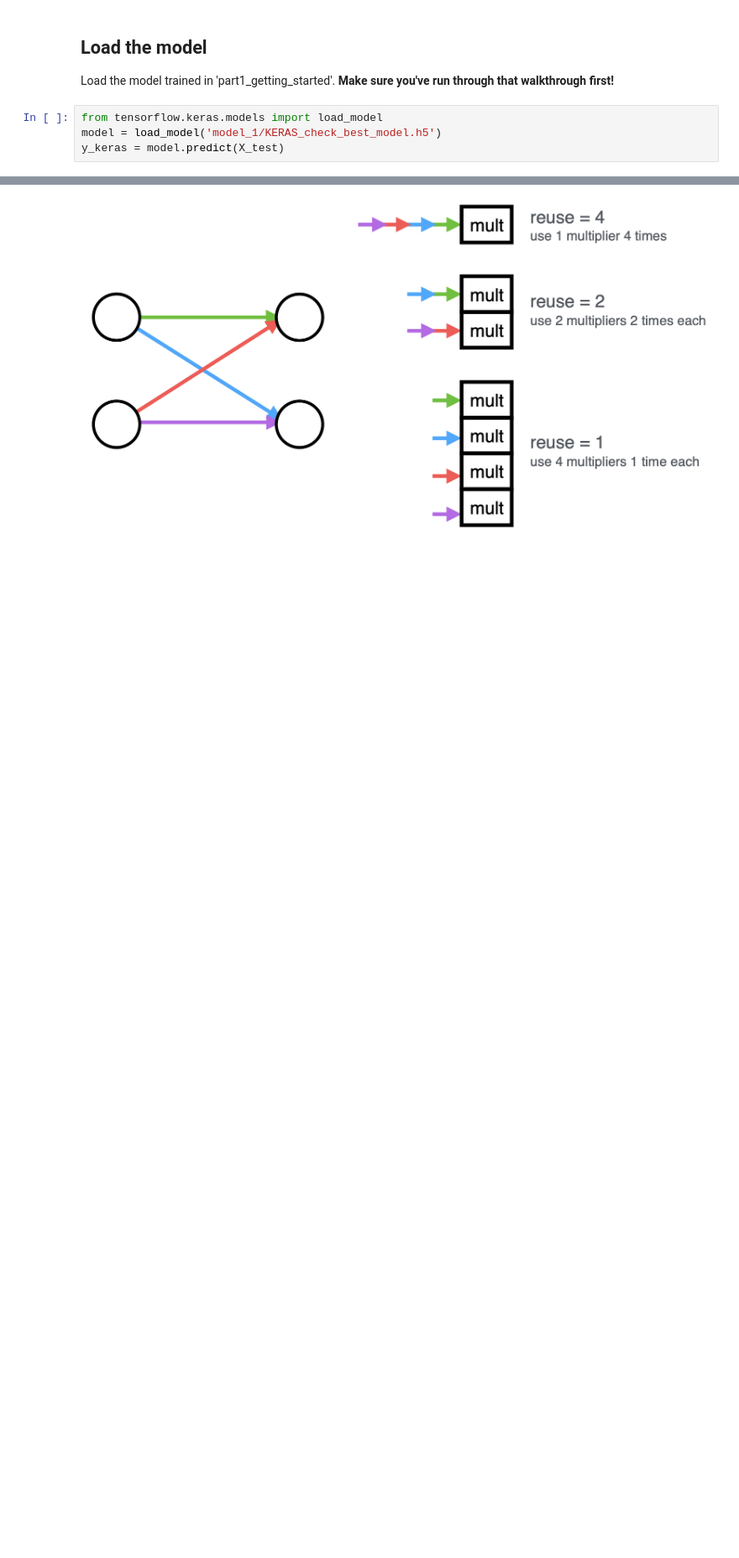
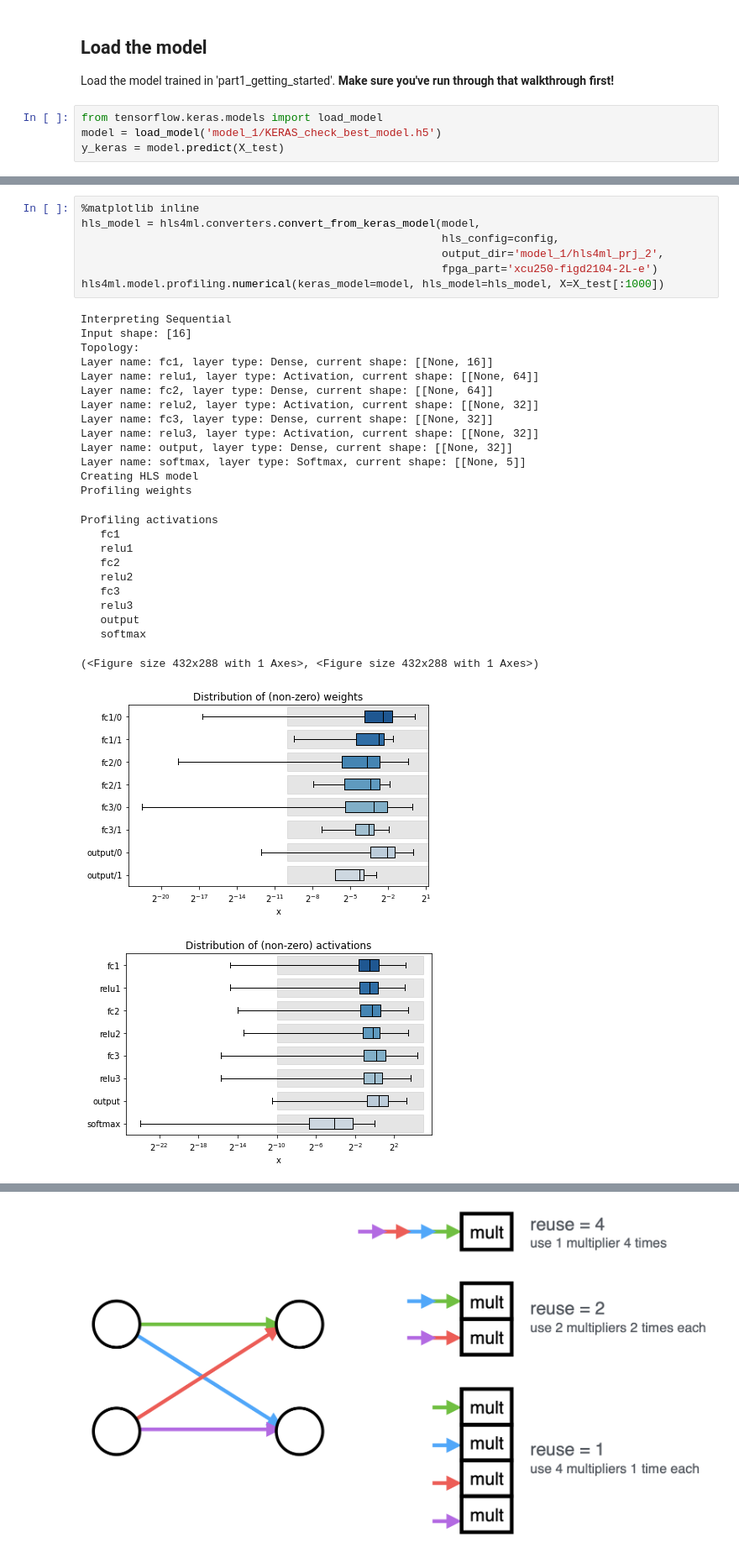
Before and after one commit to fastmachinelearning/hls4ml-tutorial, a Jupyter notebook: part2_advanced_config.ipynb, the cells around one changed output, grey strips where cells are left out. Shown at 84% size. Saved outputs shown, nothing was run; the diff lists cells and outputs as text; blank space fills up the shorter version.

```diff
--- a/part2_advanced_config.ipynb
+++ b/part2_advanced_config.ipynb
@@ -64,2 +73,35 @@ KeyError: 'config'
+# %%
+%matplotlib inline
+hls_model = hls4ml.converters.convert_from_keras_model(model,
+                                                       hls_config=config,
+                                                       output_dir='model_1/hls4ml_prj_2',
+                                                       fpga_part='xcu250-figd2104-2L-e')
+hls4ml.model.profiling.numerical(keras_model=model, hls_model=hls_model, X=X_test[:1000])
+# %% [output]
+Interpreting Sequential
+Input shape: [16]
+Topology:
+Layer name: fc1, layer type: Dense, current shape: [[None, 16]]
+Layer name: relu1, layer type: Activation, current shape: [[None, 64]]
+Layer name: fc2, layer type: Dense, current shape: [[None, 64]]
+Layer name: relu2, layer type: Activation, current shape: [[None, 32]]
+Layer name: fc3, layer type: Dense, current shape: [[None, 32]]
+Layer name: relu3, layer type: Activation, current shape: [[None, 32]]
+Layer name: output, layer type: Dense, current shape: [[None, 32]]
+Layer name: softmax, layer type: Softmax, current shape: [[None, 5]]
+Creating HLS model
+Profiling weights
+Profiling activations
+   fc1
+   relu1
+   fc2
+   relu2
+   fc3
+   relu3
+   output
+   softmax
+(<Figure size 432x288 with 1 Axes>, <Figure size 432x288 with 1 Axes>)
+[figure, added]
+[figure, added]
 # %% [markdown]
 ## Customize
```
Also changed, not shown: parts of 29 cells of this notebook, 5 other files.
